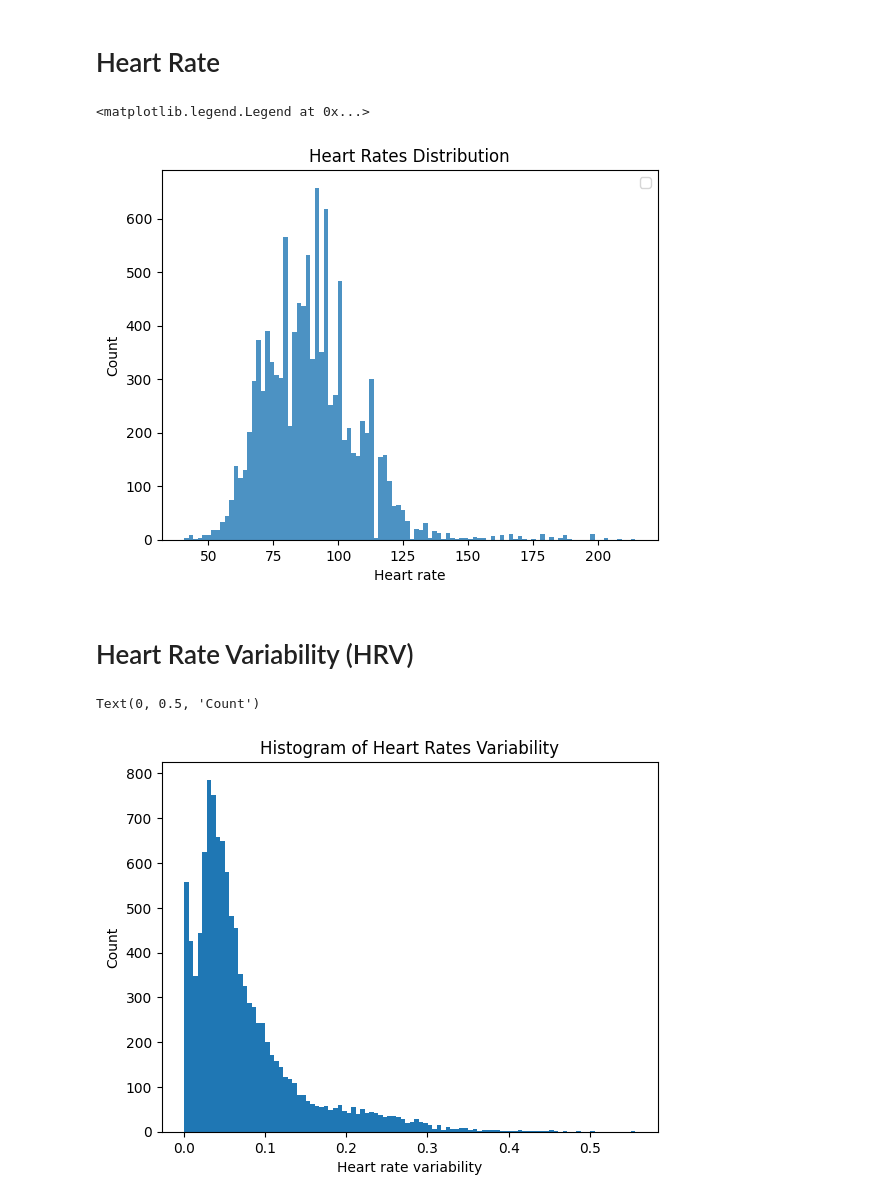
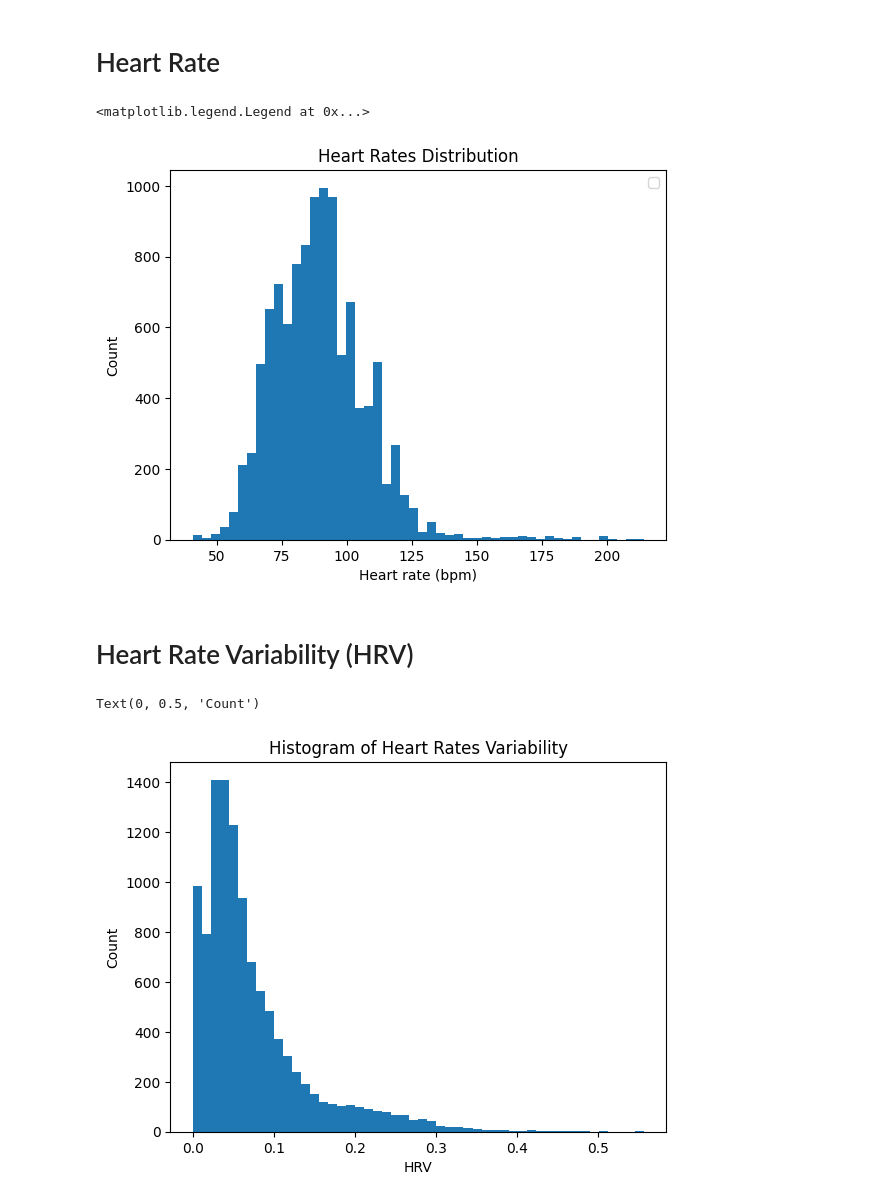
Before and after one commit to hjalalin/ecg-bp-estimation, a Jupyter notebook: 1_ECG_featueres.ipynb, the cells around one changed output. Drawn from its saved outputs; the diff is of its cells as text; code cells hidden in the pictures.

```diff
--- a/1_ECG_featueres.ipynb
+++ b/1_ECG_featueres.ipynb
@@ -46,0 +20,25 @@ def detect_st_segments(ecg_signal, s_wave_threshold=0.5, t_wave_threshold=0.2):
+# %%
+def detect_r_peaks_ecg(signal, sampling_rate, max_heart_rate, threshold_coef):
+    """
+    Detect R-peaks in an ECG signal.
+
+    Parameters:
+    - signal (array-like): ECG signal.
+    - sampling_rate (int): Sampling rate of the ECG signal.
+    - max_heart_rate (int): Maximum heart rate in beats per minute (bpm).
+    - threshold_coef (float): Coefficient to calculate the peak detection threshold.
+
+    Returns:
+    - peaks (ndarray): Array containing the indices of R-peaks in the ECG signal.
+    """
+
+    # Calculate the peak detection threshold
+    threshold = np.mean(signal) + threshold_coef * np.std(signal)
+
+    # Calculate the minimum distance between peaks based on the maximum heart rate
+    min_distance =  sampling_rate / (max_heart_rate/60)
+
+    # Find R-peaks using peak detection algorithm
+    peaks, _ = scipy.signal.find_peaks(signal, height=threshold, distance=min_distance)
+
+    return np.array(peaks)
@@ -47,21 +93,23 @@ def detect_st_segments(ecg_signal, s_wave_threshold=0.5, t_wave_threshold=0.2):
 # %%
 def extract_ecg_features(signal, sampling_rate, min_hr, max_hr, threshold_coef):
+    # Detect R-peaks
     r_peaks = detect_r_peaks_ecg(signal, sampling_rate, max_hr, threshold_coef)
 
-    # Calculate RR intervals
+    # Calculate RR intervals and remove outliers
     rr_intervals = np.diff(r_peaks)
-
-    #remove outliers
     filtered_rr_intervals = [rr for rr in rr_intervals if rr >= (60/max_hr)*sampling_rate and rr <=(60/min_hr)*sampling_rate]
 
-    # Calculate heart rate
-    if len(filtered_rr_intervals) == 0 or np.median(filtered_rr_intervals) ==0:
+    # Calculate heart rate and RR interval variability
+    if len(filtered_rr_intervals) == 0 or np.median(filtered_rr_intervals) == 0:
         heart_rate, rr_interval_variability = np.nan, np.nan
     else:
         heart_rate = 60.0 / (np.median(filtered_rr_intervals) / sampling_rate)
         rr_interval_variability = np.std(filtered_rr_intervals)/sampling_rate
 
-    return heart_rate, rr_interval_variability
+    # Calculate QT interval and ST segment
+    qt_interval, st_segment = find_qt_st_intervals(signal, r_peaks, sampling_rate, max_hr, window_size=5)
+
+    return heart_rate, rr_interval_variability, qt_interval, st_segment
 # %% [markdown]
 # Processing Loop
 # %%
@@ -76,28 +124,28 @@ for ii in range(12):
 
     for jj in range(1000):
         ecg_signal = mat_data[0][jj][2]
-        heart_rate_ecg, rr_variability = extract_ecg_features(ecg_signal, fs, min_hr=40, max_hr=220, threshold_coef =2)
+        heart_rate_ecg, rr_variability, qt_interval, st_segment = extract_ecg_features(ecg_signal, fs, min_hr=40, max_hr=220, threshold_coef =2)
 
         heart_rates_ecg.append(heart_rate_ecg)
         rr_interval_variability.append(rr_variability)
 # %% [markdown]
 # Heart Rate
 # %%
-plt.hist(heart_rates_ecg, bins=100, alpha=0.8)
+plt.hist(heart_rates_ecg, bins=50)
 plt.title('Heart Rates Distribution')
-plt.xlabel('Heart rate')
+plt.xlabel('Heart rate (bpm)')
 plt.ylabel('Count')
 plt.legend()
 # %% [output]
 <matplotlib.legend.Legend at 0x...>
-[figure, old version]
+[figure, new version]
 # %% [markdown]
 # Heart Rate Variability (HRV)
 # %%
-plt.hist(rr_interval_variability, bins= 100)
+plt.hist(rr_interval_variability, bins= 50)
 plt.title('Histogram of Heart Rates Variability')
-plt.xlabel('Heart rate variability')
+plt.xlabel('HRV')
 plt.ylabel('Count')
 # %% [output]
 Text(0, 0.5, 'Count')
-[figure, old version]
+[figure, new version]
```
Also changed, not shown: parts of 3 cells of this notebook.
